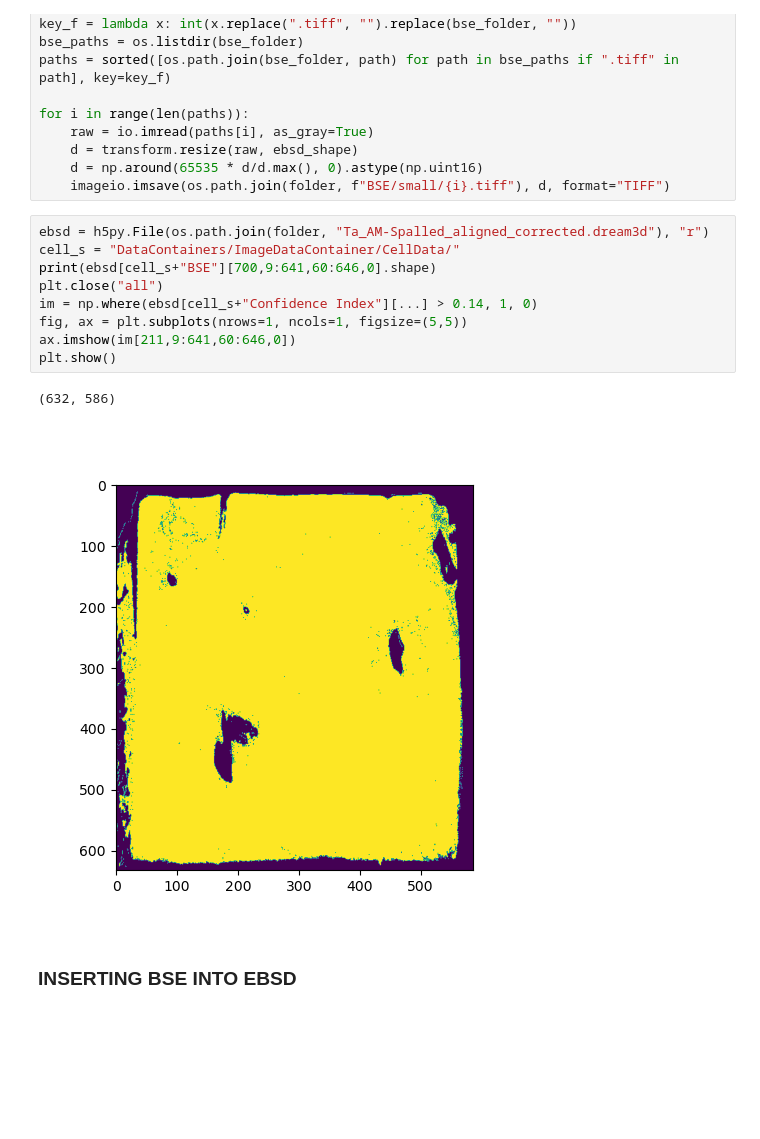
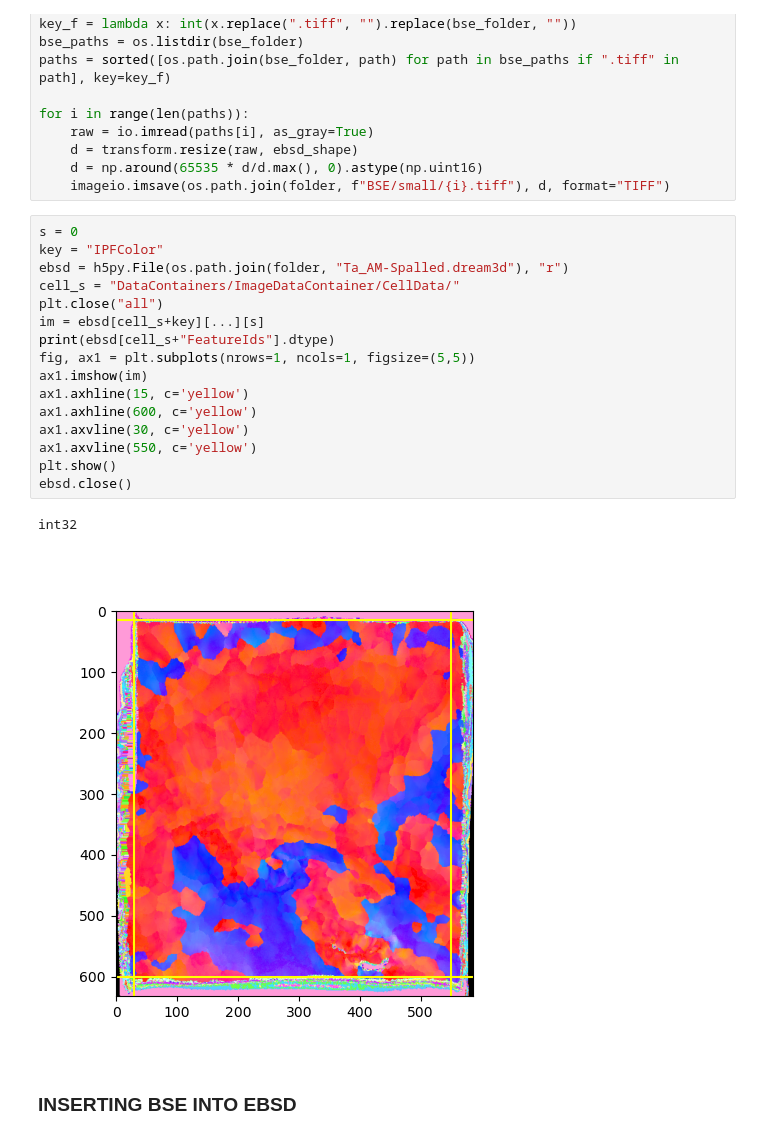
Before and after one commit to lambjames18/EBSD-Correction, a Jupyter notebook: scratch.ipynb, the cells around one changed output. Cells and saved outputs as stored; diff of their text form; blank space fills up the shorter version.

```diff
--- a/scratch.ipynb
+++ b/scratch.ipynb
@@ -57,17 +57,24 @@ for i in range(len(paths)):
     d = np.around(65535 * d/d.max(), 0).astype(np.uint16)
     imageio.imsave(os.path.join(folder, f"BSE/small/{i}.tiff"), d, format="TIFF")
 # %%
-ebsd = h5py.File(os.path.join(folder, "Ta_AM-Spalled_aligned_corrected.dream3d"), "r")
+s = 0
+key = "IPFColor"
+ebsd = h5py.File(os.path.join(folder, "Ta_AM-Spalled.dream3d"), "r")
 cell_s = "DataContainers/ImageDataContainer/CellData/"
-print(ebsd[cell_s+"BSE"][700,9:641,60:646,0].shape)
 plt.close("all")
-im = np.where(ebsd[cell_s+"Confidence Index"][...] > 0.14, 1, 0)
-fig, ax = plt.subplots(nrows=1, ncols=1, figsize=(5,5))
-ax.imshow(im[211,9:641,60:646,0])
+im = ebsd[cell_s+key][...][s]
+print(ebsd[cell_s+"FeatureIds"].dtype)
+fig, ax1 = plt.subplots(nrows=1, ncols=1, figsize=(5,5))
+ax1.imshow(im)
+ax1.axhline(15, c='yellow')
+ax1.axhline(600, c='yellow')
+ax1.axvline(30, c='yellow')
+ax1.axvline(550, c='yellow')
 plt.show()
+ebsd.close()
 # %% [output]
-(632, 586)
+int32
-[figure, old version]
+[figure, new version]
 # %% [markdown]
 ### INSERTING BSE INTO EBSD
 # %%
```
Also changed, not shown: 18 other files.
